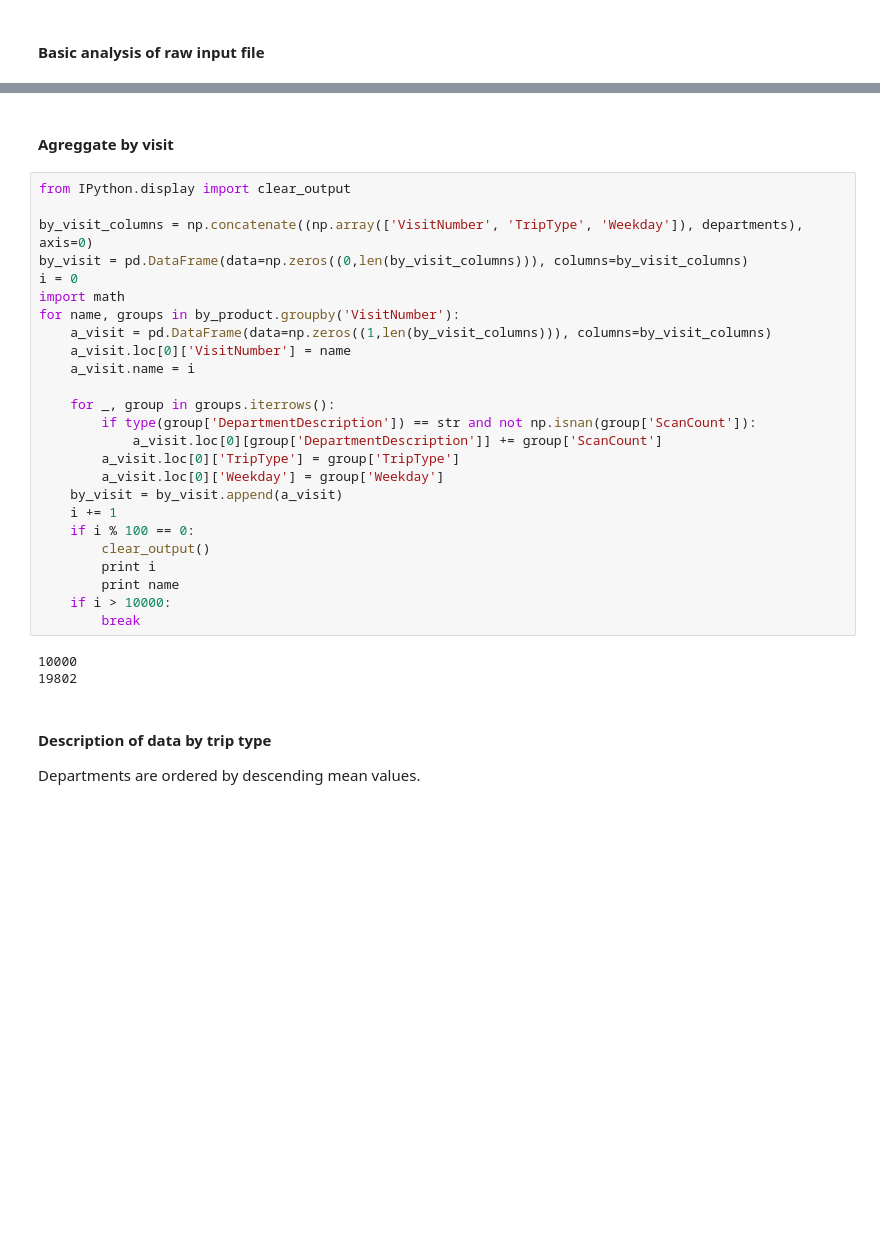
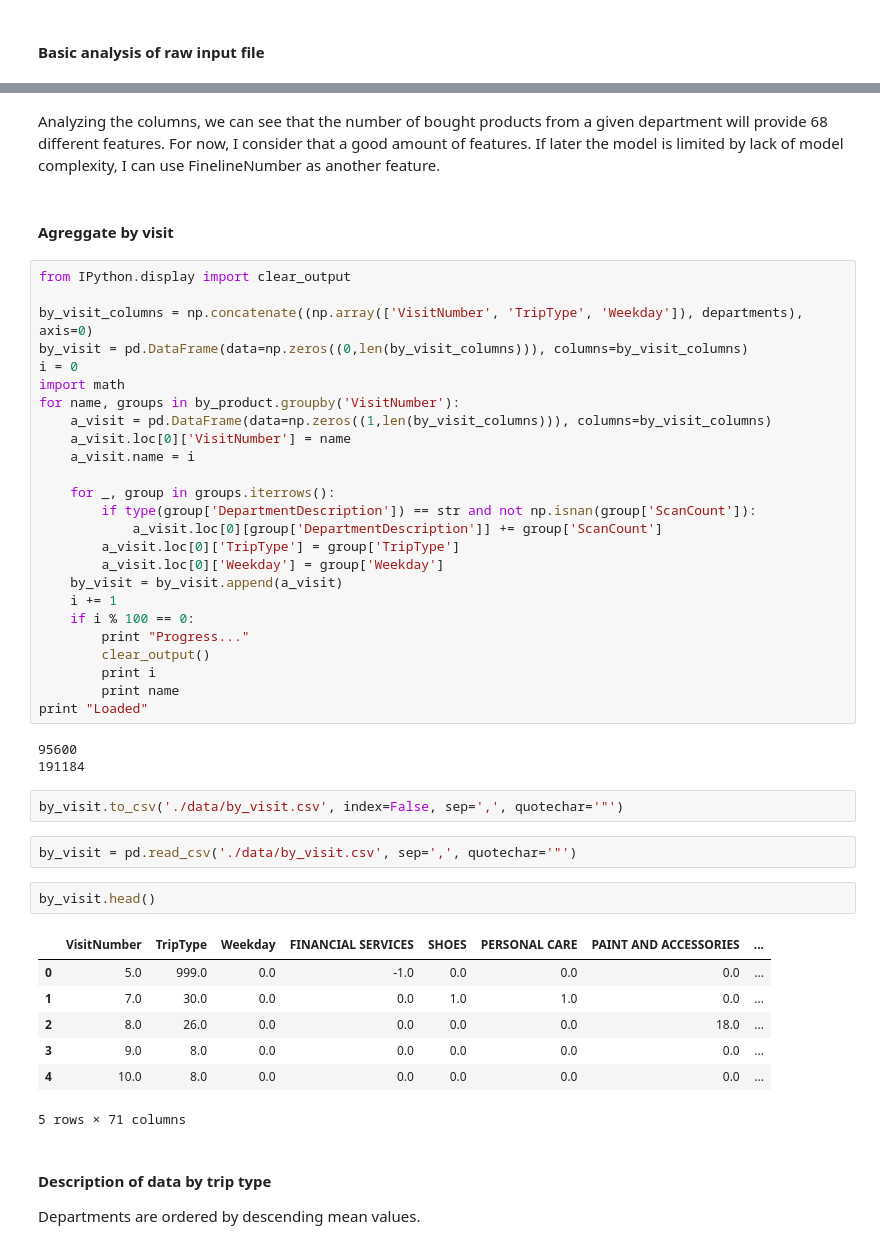
Before and after one commit to prosanes/machine-learning, a Jupyter notebook: projects/capstone/capstone_report.ipynb, the cells around one changed output, grey strips where cells are left out. Saved outputs shown, nothing was run; the diff lists cells and outputs as text; blank space fills up the shorter version.

```diff
--- a/projects/capstone/capstone_report.ipynb
+++ b/projects/capstone/capstone_report.ipynb
@@ -146,6 +146,8 @@ Unique FinelineNumber
 
 Unique products (Upc)
 97715
+# %% [markdown]
+Analyzing the columns, we can see that the number of bought products from a given department will provide 68 different features. For now, I consider that a good amount of features. If later the model is limited by lack of model complexity, I can use FinelineNumber as another feature.
 # %% [markdown]
 #### Agreggate by visit
 # %%
@@ -168,14 +170,28 @@ for name, groups in by_product.groupby('VisitNumber'):
     by_visit = by_visit.append(a_visit)
     i += 1
     if i % 100 == 0:
+        print "Progress..."
         clear_output()
         print i
         print name
-    if i > 10000:
-        break
+print "Loaded"
 # %% [output]
-10000
-19802
+95600
+191184
+# %%
+by_visit.to_csv('./data/by_visit.csv', index=False, sep=',', quotechar='"')
+# %%
+by_visit = pd.read_csv('./data/by_visit.csv', sep=',', quotechar='"')
+# %%
+by_visit.head()
+# %% [output]
+|  | VisitNumber | TripType | Weekday | FINANCIAL SERVICES | SHOES | PERSONAL CARE | PAINT AND ACCESSORIES | ... |
+| 0 | 5.0 | 999.0 | 0.0 | -1.0 | 0.0 | 0.0 | 0.0 | ... |
+| 1 | 7.0 | 30.0 | 0.0 | 0.0 | 1.0 | 1.0 | 0.0 | ... |
+| 2 | 8.0 | 26.0 | 0.0 | 0.0 | 0.0 | 0.0 | 18.0 | ... |
+| 3 | 9.0 | 8.0 | 0.0 | 0.0 | 0.0 | 0.0 | 0.0 | ... |
+| 4 | 10.0 | 8.0 | 0.0 | 0.0 | 0.0 | 0.0 | 0.0 | ... |
+5 rows × 71 columns
 # %% [markdown]
 #### Description of data by trip type
 
```
Also changed, not shown: parts of 16 cells of this notebook, 4 other files.
